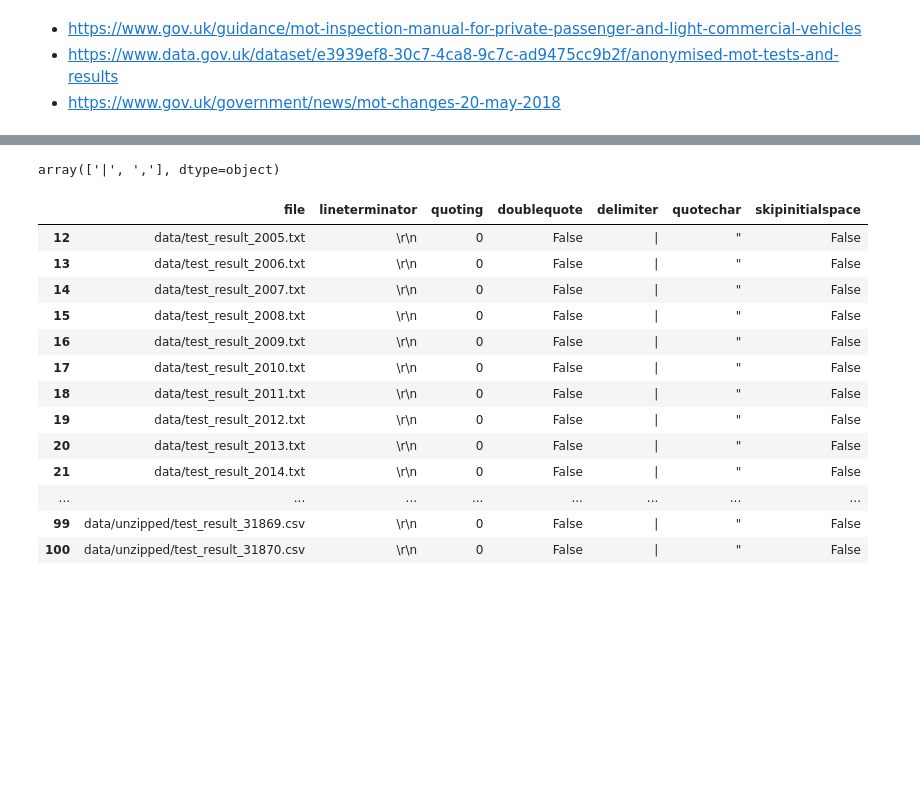
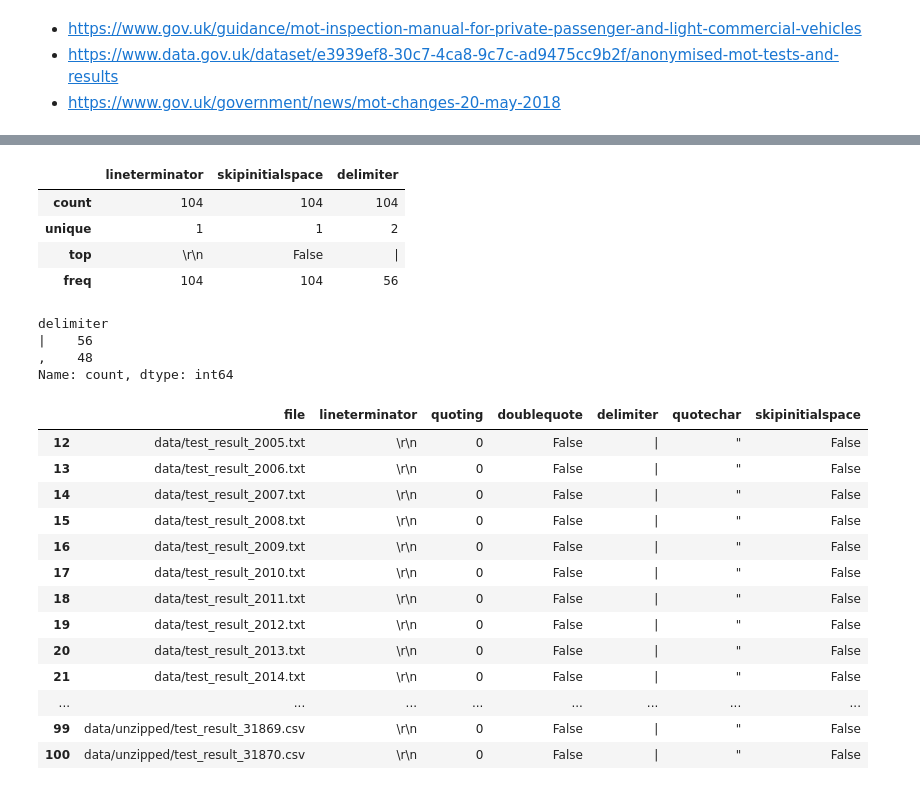
Before and after one commit to ianozsvald/mot_pandas2_polars_dask, a Jupyter notebook: convert_csv_to_parquet_with_dask.ipynb, the cells around one changed output, grey strips where cells are left out. Drawn from its saved outputs; the diff is of its cells as text; code cells hidden in the pictures; blank space fills up the shorter version.

```diff
--- a/convert_csv_to_parquet_with_dask.ipynb
+++ b/convert_csv_to_parquet_with_dask.ipynb
@@ -95,5 +67,16 @@ Name: skipinitialspace, dtype: object
+# %%
+csv_info_df[['lineterminator', 'skipinitialspace', 'delimiter']].describe()
+# %% [output]
+|  | lineterminator | skipinitialspace | delimiter |
+| count | 104 | 104 | 104 |
+| unique | 1 | 1 | 2 |
+| top | \r\n | False | | |
+| freq | 104 | 104 | 56 |
 # %%
-csv_info_df.delimiter.unique()
+csv_info_df.delimiter.value_counts()
 # %% [output]
-array(['|', ','], dtype=object)
+delimiter
+|    56
+,    48
+Name: count, dtype: int64
 # %%
```
Also changed, not shown: parts of 25 cells of this notebook, 1 other file.
